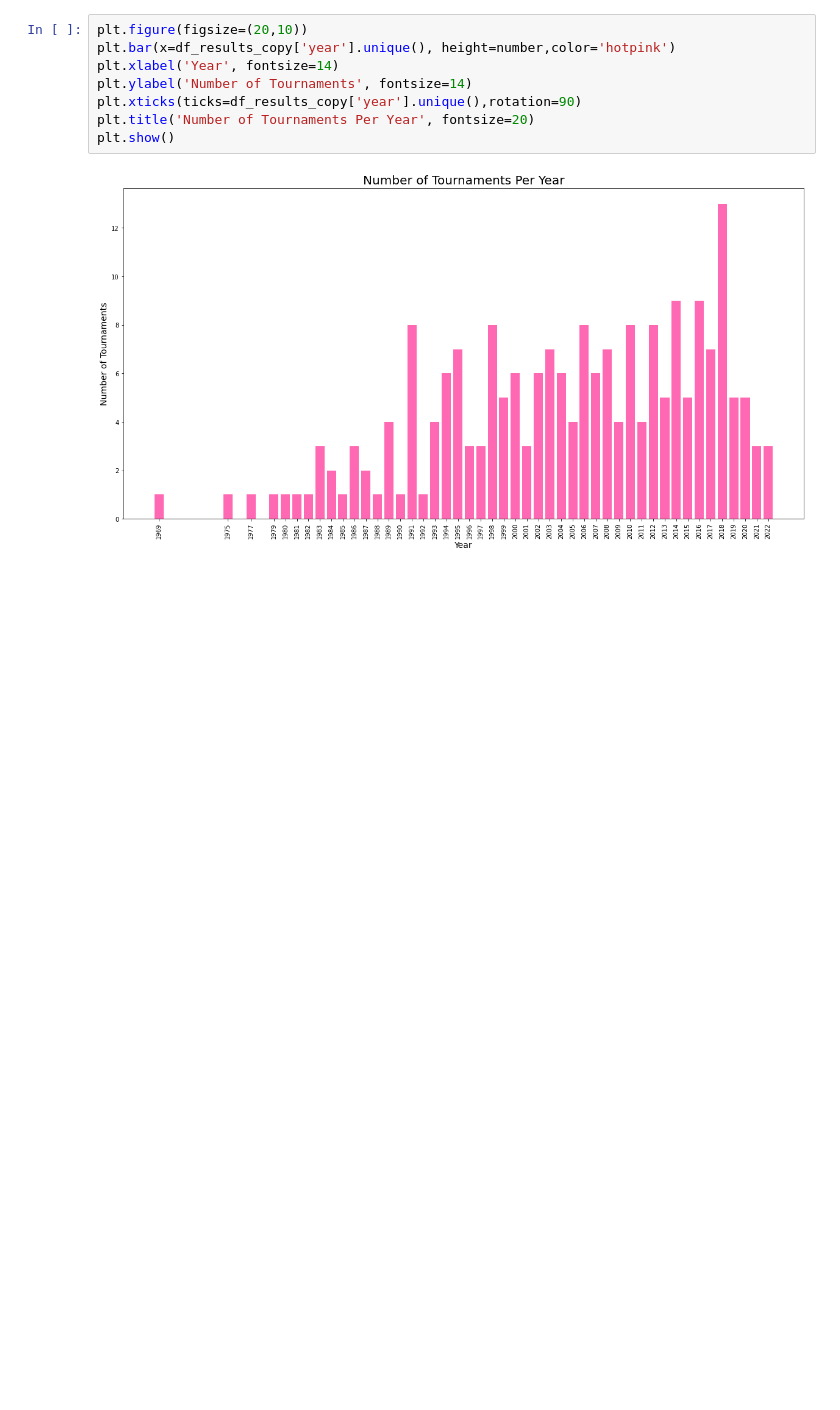
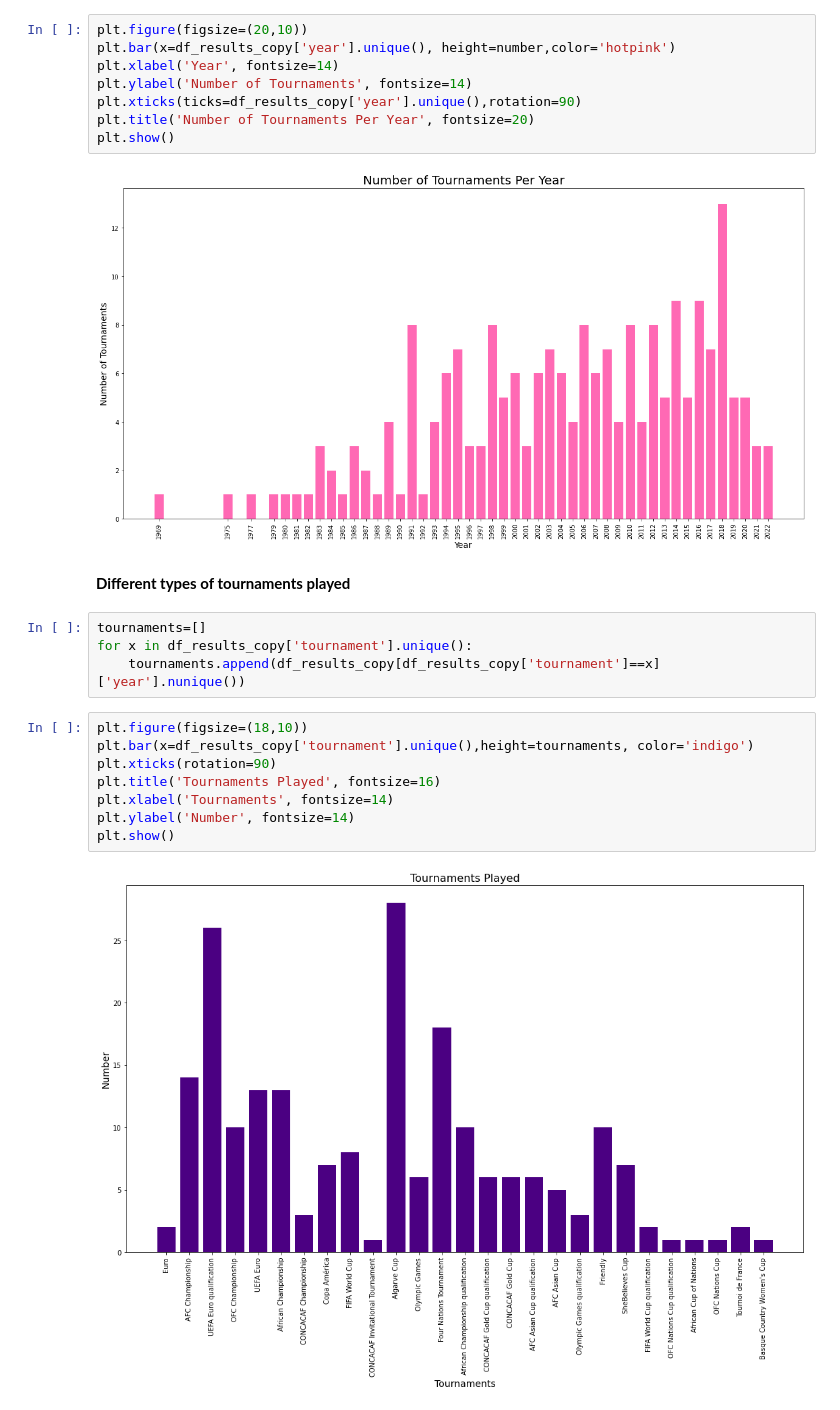
Before and after one commit to Ajay-kr-02/Hamoye_2022_Internship, a Jupyter notebook: https:/github.com/nagamouni/Capstone_project_ridge_lasso/issues/1/Hamoye_Capstone_Project.ipynb, the cells around one changed output. Saved outputs shown, nothing was run; the diff lists cells and outputs as text; blank space fills up the shorter version.

```diff
--- a/https:/github.com/nagamouni/Capstone_project_ridge_lasso/issues/1/Hamoye_Capstone_Project.ipynb
+++ b/https:/github.com/nagamouni/Capstone_project_ridge_lasso/issues/1/Hamoye_Capstone_Project.ipynb
@@ -300,3 +300,19 @@ plt.title('Number of Tournaments Per Year', fontsize=20)
 plt.show()
 # %% [output]
 [figure]
+# %% [markdown]
+**Different types of tournaments played**
+# %%
+tournaments=[]
+for x in df_results_copy['tournament'].unique():
+    tournaments.append(df_results_copy[df_results_copy['tournament']==x]['year'].nunique())
+# %%
+plt.figure(figsize=(18,10))
+plt.bar(x=df_results_copy['tournament'].unique(),height=tournaments, color='indigo')
+plt.xticks(rotation=90)
+plt.title('Tournaments Played', fontsize=16)
+plt.xlabel('Tournaments', fontsize=14)
+plt.ylabel('Number', fontsize=14)
+plt.show()
+# %% [output]
+[figure, added]
```
Also changed, not shown: parts of 11 cells of this notebook.
